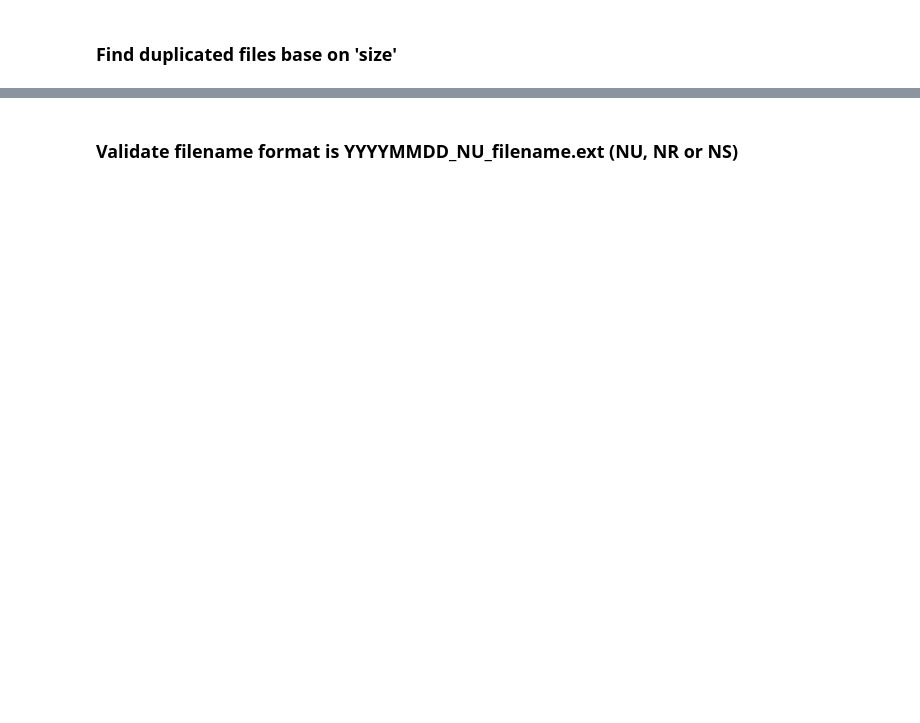
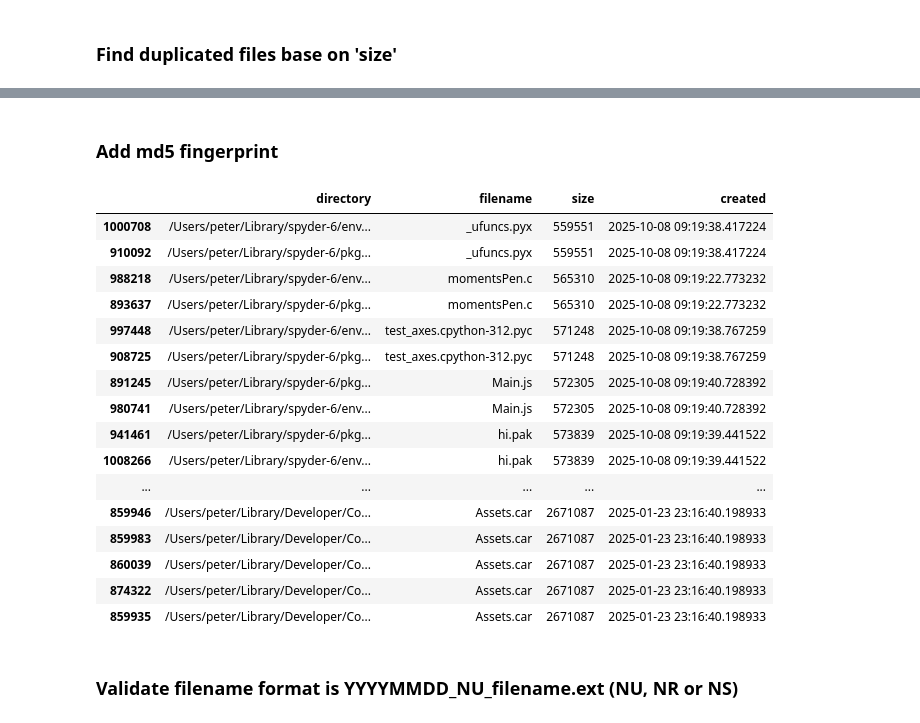
Before and after one commit to get-to-work-together/Python-Data-Science-Defensie, a Jupyter notebook: training/files_controleren_met_pathlib.ipynb, the cells around one changed output, grey strips where cells are left out. Drawn from its saved outputs; the diff is of its cells as text; code cells hidden in the pictures; blank space fills up the shorter version.

```diff
--- a/training/files_controleren_met_pathlib.ipynb
+++ b/training/files_controleren_met_pathlib.ipynb
@@ -142,9 +124,10 @@ df.head(30)
 # %% [markdown]
 ### Find duplicated files base on 'size'
 # %%
-subset = ['size']
+subset = ['size', 'created']
 duplicates = df.duplicated(subset=subset, keep=False)
 df.loc[duplicates, 'duplicated'] = df[subset].apply(tuple, axis=1)
 # %%
-df[df['duplicated'].notna()].query('size>10').sort_values('duplicated')
+df_duplicated = df[df['duplicated'].notna()].sort_values('duplicated')
+df_duplicated.shape
 # %% [output]
@@ -163,0 +135,2 @@ df[df['duplicated'].notna()].query('size>10').sort_values('duplicated')
+# %%
+df_duplicated.set_index('duplicated').sort_index().tail(100)
@@ -164,3 +172,40 @@ df[df['duplicated'].notna()].query('size>10').sort_values('duplicated')
+# %% [markdown]
+### Add md5 fingerprint
+# %%
+for index, row in df_duplicated.iterrows():
+    file_path = os.path.join(row['directory'], row['filename'])
+
+    # print(index, file_path)
+
+    try:
+        with open(file_path, mode = 'rb') as f:
+            md5 = hashlib.md5(f.read()).hexdigest()
+    except KeyboardInterrupt as ex:
+        raise(ex)
+    except:
+        md5 = None
+
+    df_duplicated.loc[index, 'md5'] = md5
+# %%
+df_duplicated.query('size>1024')[['directory','filename','size','created']].tail(500)
+# %% [output]
+|  | directory | filename | size | created |
+| 1000708 | /Users/peter/Library/spyder-6/env... | _ufuncs.pyx | 559551 | 2025-10-08 09:19:38.417224 |
+| 910092 | /Users/peter/Library/spyder-6/pkg... | _ufuncs.pyx | 559551 | 2025-10-08 09:19:38.417224 |
+| 988218 | /Users/peter/Library/spyder-6/env... | momentsPen.c | 565310 | 2025-10-08 09:19:22.773232 |
+| 893637 | /Users/peter/Library/spyder-6/pkg... | momentsPen.c | 565310 | 2025-10-08 09:19:22.773232 |
+| 997448 | /Users/peter/Library/spyder-6/env... | test_axes.cpython-312.pyc | 571248 | 2025-10-08 09:19:38.767259 |
+| 908725 | /Users/peter/Library/spyder-6/pkg... | test_axes.cpython-312.pyc | 571248 | 2025-10-08 09:19:38.767259 |
+| 891245 | /Users/peter/Library/spyder-6/pkg... | Main.js | 572305 | 2025-10-08 09:19:40.728392 |
+| 980741 | /Users/peter/Library/spyder-6/env... | Main.js | 572305 | 2025-10-08 09:19:40.728392 |
+| 941461 | /Users/peter/Library/spyder-6/pkg... | hi.pak | 573839 | 2025-10-08 09:19:39.441522 |
+| 1008266 | /Users/peter/Library/spyder-6/env... | hi.pak | 573839 | 2025-10-08 09:19:39.441522 |
+| ... | ... | ... | ... | ... |
+| 859946 | /Users/peter/Library/Developer/Co... | Assets.car | 2671087 | 2025-01-23 23:16:40.198933 |
+| 859983 | /Users/peter/Library/Developer/Co... | Assets.car | 2671087 | 2025-01-23 23:16:40.198933 |
+| 860039 | /Users/peter/Library/Developer/Co... | Assets.car | 2671087 | 2025-01-23 23:16:40.198933 |
+| 874322 | /Users/peter/Library/Developer/Co... | Assets.car | 2671087 | 2025-01-23 23:16:40.198933 |
+| 859935 | /Users/peter/Library/Developer/Co... | Assets.car | 2671087 | 2025-01-23 23:16:40.198933 |
 # %% [markdown]
 ### Validate filename format is YYYYMMDD_NU_filename.ext (NU, NR or NS)
 # %%
```
Also changed, not shown: parts of 8 cells of this notebook.
